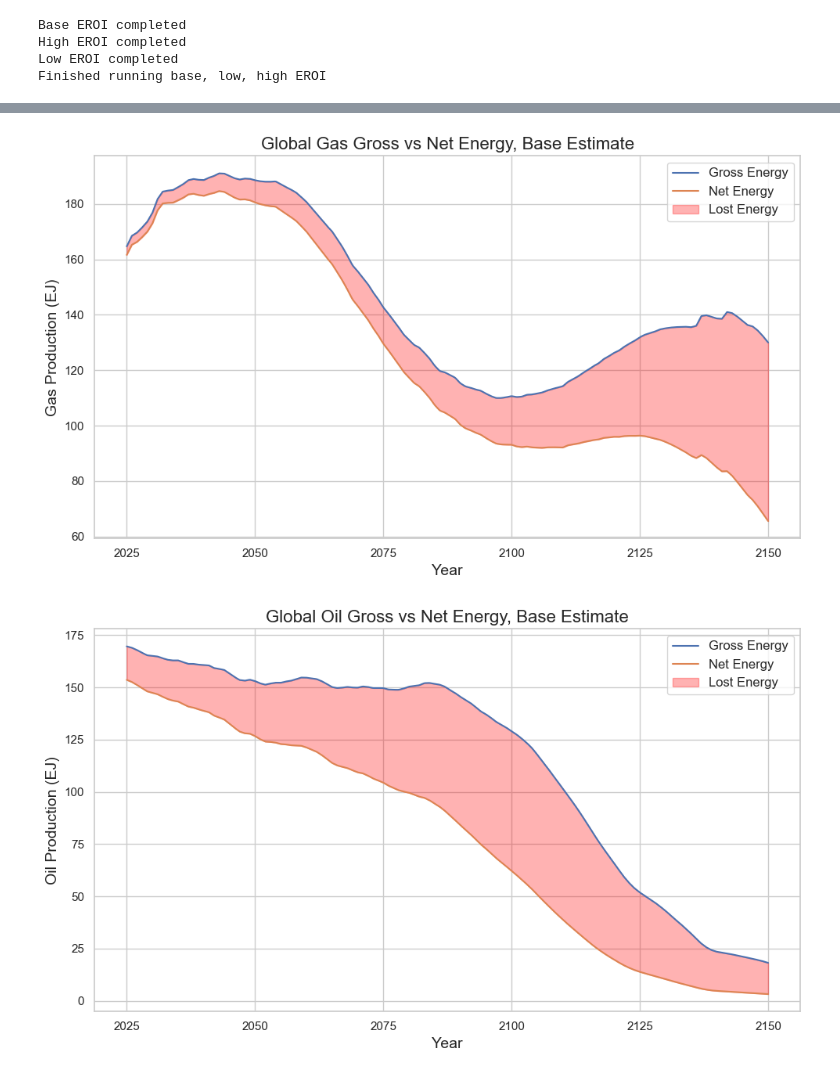
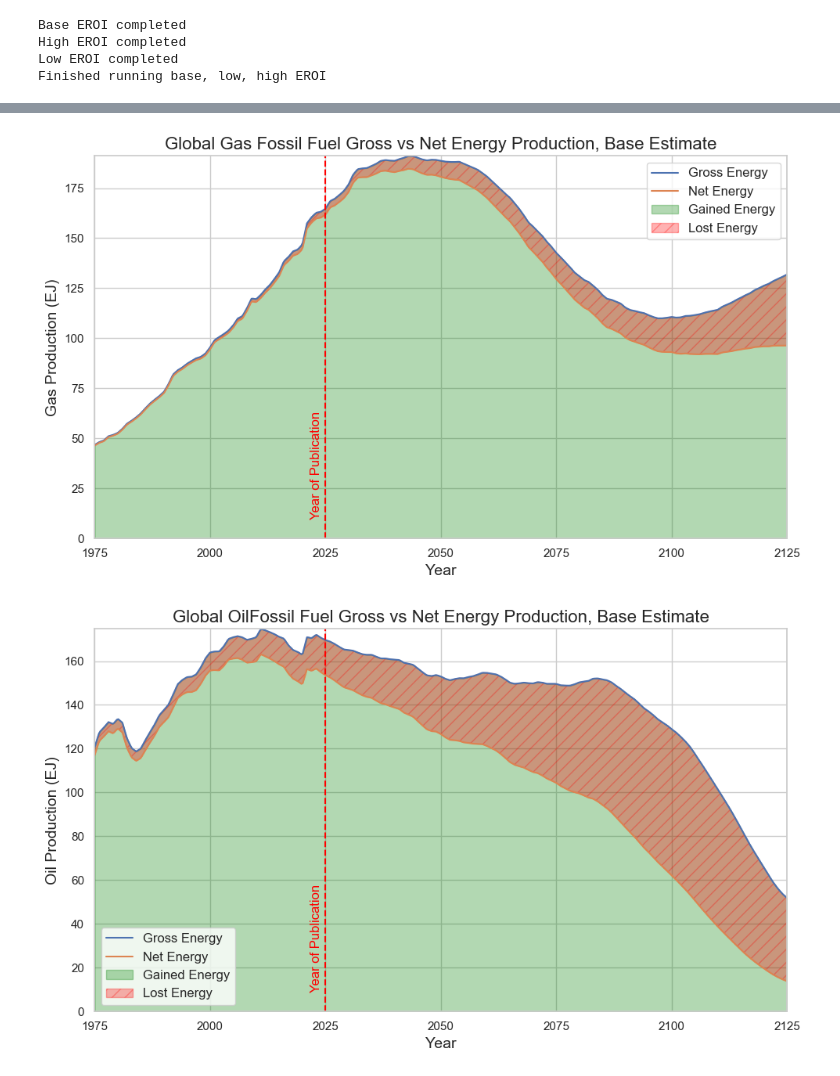
Before and after one commit to kferraga/HelsinkiEROIThesis, a Jupyter notebook: creating_adjusted_dataset.ipynb, the cells around one changed output, grey strips where cells are left out. Saved outputs shown, nothing was run; the diff lists cells and outputs as text; code cells hidden in the pictures.

```diff
--- a/creating_adjusted_dataset.ipynb
+++ b/creating_adjusted_dataset.ipynb
@@ -1,5 +1,8 @@
 # %%
 import warnings
+
+import pandas
+
 warnings.simplefilter(action='ignore', category=FutureWarning)
 import pandas as pd
 import openpyxl
@@ -15,13 +18,13 @@ def gersdemo_prepare_results(results_df):
     results_df.reset_index(drop=True, inplace=True)
     return results_df
 
-def gersdemo_prod_results(results_df, clean=True):
+def gersdemo_prod_results(results_df, clean=True, name_adj = ""):
     # Results setup. Done to create a cleaned dataframe that puts the columns as the attributes and years, and that changes all NA values to 0, since the model outputs no production as NA.
     if clean:
         results_df = gersdemo_prepare_results(results_df)
 
     # An output dataframe which includes the year and production for coal, gas, and oil. Done to allow for easier summation mathematics.
-    output_df = pd.DataFrame(columns=["Year", "Coal Prod", "Gas Prod", "Oil Prod"])
+    output_df = pd.DataFrame(columns=["Year", name_adj + "Coal Prod", name_adj + "Gas Prod", name_adj + "Oil Prod"])
 
     # Finding the first numeric column in the dataset, then getting its location. This is done to ensure that, if a change was made to the dataframe, the code would still start at the first year of production XXXX.
     first_numeric_col = results_df.apply(pd.to_numeric, errors='coerce').notna().any().idxmax()
@@ -38,9 +41,9 @@ def gersdemo_prod_results(results_df, clean=True):
 
         year_prod = pd.DataFrame.from_dict({
             "Year": [int(year)],
-            "Coal Prod": [coal_data.iloc[:, i_adj].sum()],
-            "Gas Prod": [gas_data.iloc[:, i_adj].sum()],
-            "Oil Prod": [oil_data.iloc[:, i_adj].sum()]
+            name_adj + "Coal Prod": [coal_data.iloc[:, i_adj].sum()],
+            name_adj + "Gas Prod": [gas_data.iloc[:, i_adj].sum()],
+            name_adj + "Oil Prod": [oil_data.iloc[:, i_adj].sum()]
         })
         output_df = pd.concat([output_df, year_prod], ignore_index=True)
 
@@ -86,9 +89,9 @@ def gersdemo_summed_results(results_df):
 
 
 # base_d_sum_prod = gersdemo_summed_results(base_d_results)
-base_d_sum_prod_nonsum = gersdemo_prod_results(base_d_results)
-cleaned_base_dataset = gersdemo_prepare_results(base_d_results)
-# display(base_d_sum_prod_nonsum)
+# base_d_sum_prod_nonsum = gersdemo_prod_results(base_d_results)
+# cleaned_base_dataset = gersdemo_prepare_results(base_d_results)
+# # display(base_d_sum_prod_nonsum)
 # %%
 # output_df = pd.DataFrame(columns=["Year", "Coal p", "Gas p", "Oil p"])
 # coal_sum = base_d_sum_prod["Coal Prod"].sum()
@@ -463,7 +1199,7 @@ sns.set(style="whitegrid")
 plt.figure(figsize=(10, 6))
 
 # Interpolation for smoothness
-x_interp = np.linspace(2025, 2150, 500)
+x_interp = np.linspace(1975, 2125, 500)
 y_interp_gross = np.interp(x_interp, base_d_prod['Year'], base_d_prod['Gas Prod'])
 y_interp_net = np.interp(x_interp, base_d_prod_net_en['Year'], base_d_prod_net_en['Gas Prod'])
 
@@ -473,6 +1209,7 @@ y_interp_net = np.interp(x_interp, base_d_prod_net_en['Year'], base_d_prod_net_e
 # Double the ticks on the x-axis
 ax = plt.gca()
 ax.xaxis.set_major_locator(MultipleLocator(25))  # Adjust interval for x-axis ticks
+ax.margins(x=0,y=0)
 
 # Double the ticks on the y-axis
 # ax.yaxis.set_major_locator(LogLocator(base=10.0, subs=[1, 5, 10], numticks=2))
@@ -487,17 +1224,21 @@ y_lower = np.minimum.reduce([y_interp_gross, y_interp_net])
 y_upper = np.maximum.reduce([y_interp_gross, y_interp_net])
 
 # Add a single uncertainty shading region
-plt.fill_between(
-    x_interp, y_lower, y_upper,
-    color='red', alpha=0.3, label="Lost Energy"
-)
+plt.fill_between(x_interp, y_interp_gross, color='green', alpha=0.3, label="Gained Energy")
+plt.fill_between(x_interp, y_interp_net, y_interp_gross, color='red', hatch="//",alpha=0.3, label="Lost Energy")
+
+
+# Add a vertical line for 2025
+y_min, y_max = plt.gca().get_ylim()
+plt.axvline(x=2025, color='red', linestyle='--')  # Add vertical line
+plt.text(2025 - 2, y_min - (y_min - y_max) * 0.05, "Year of Publication", color='red', fontsize=12, rotation=90, va='bottom', ha='center')
 
 # # Add a vertical line for 2024
 # plt.axvline(x=2025, color='red', linestyle='--')  # Add vertical line
 # plt.text(2025 - 2, plt.gca().get_ylim()[0] * 1.5, "Year of Publication", color='red', fontsize=12, rotation=90, va='bottom', ha='center')
 
 # Customize the plot
-plt.title("Global Gas Gross vs Net Energy, Base Estimate", fontsize=16)
+plt.title("Global Gas Fossil Fuel Gross vs Net Energy Production, Base Estimate", fontsize=16)
 plt.xlabel("Year", fontsize=14)
 plt.ylabel("Gas Production (EJ)", fontsize=14)
 plt.legend(fontsize=12)
@@ -507,14 +1248,14 @@ plt.tight_layout()
 plt.savefig('Outputs/GlobalGasProductionGrossVsNet.png')
 plt.show()
 # %% [output]
-[figure, old version]
+[figure, new version]
 # %%
 # Create a smooth line plot using interpolation
 sns.set(style="whitegrid")
 plt.figure(figsize=(10, 6))
 
 # Interpolation for smoothness
-x_interp = np.linspace(2025, 2150, 500)
+x_interp = np.linspace(1975, 2125, 500)
 y_interp_gross = np.interp(x_interp, base_d_prod['Year'], base_d_prod['Oil Prod'])
 y_interp_net = np.interp(x_interp, base_d_prod_net_en['Year'], base_d_prod_net_en['Oil Prod'])
 
@@ -523,39 +1264,40 @@ y_interp_net = np.interp(x_interp, base_d_prod_net_en['Year'], base_d_prod_net_e
 
 # Double the ticks on the x-axis
 ax = plt.gca()
 ax.xaxis.set_major_locator(MultipleLocator(25))  # Adjust interval for x-axis ticks
+ax.margins(x=0,y=0)
 
 # Double the ticks on the y-axis
 # ax.yaxis.set_major_locator(LogLocator(base=10.0, subs=[1, 5, 10], numticks=2))
 
 
 # Plot the smooth line
 sns.lineplot(x=x_interp, y=y_interp_gross, label="Gross Energy")
 sns.lineplot(x=x_interp, y=y_interp_net, label="Net Energy")
 
 # Calculate the upper and lower bounds for the uncertainty region
 y_lower = np.minimum.reduce([y_interp_gross, y_interp_net])
 y_upper = np.maximum.reduce([y_interp_gross, y_interp_net])
 
 # Add a single uncertainty shading region
-plt.fill_between(
-    x_interp, y_lower, y_upper,
-    color='red', alpha=0.3, label="Lost Energy"
-)
+plt.fill_between(x_interp, y_interp_gross, color='green', alpha=0.3, label="Gained Energy")
+plt.fill_between(x_interp, y_interp_net, y_interp_gross, color='red', hatch="//",alpha=0.3, label="Lost Energy")
 
-# # Add a vertical line for 2024
-# plt.axvline(x=2025, color='red', linestyle='--')  # Add vertical line
-# plt.text(2025 - 2, plt.gca().get_ylim()[0] * 1.5, "Year of Publication", color='red', fontsize=12, rotation=90, va='bottom', ha='center')
+# Add a vertical line for 2025
+y_min, y_max = plt.gca().get_ylim()
+plt.axvline(x=2025, color='red', linestyle='--')  # Add vertical line
+plt.text(2025 - 2, y_min - (y_min - y_max) * 0.05, "Year of Publication", color='red', fontsize=12, rotation=90, va='bottom', ha='center')
+
 
 # Customize the plot
-plt.title("Global Oil Gross vs Net Energy, Base Estimate", fontsize=16)
+plt.title("Global Oil Fossil Fuel Gross vs Net Energy Production, Base Estimate", fontsize=16)
 plt.xlabel("Year", fontsize=14)
 plt.ylabel("Oil Production (EJ)", fontsize=14)
 plt.legend(fontsize=12)
 plt.tight_layout()
 
 # Display the plot
 plt.savefig('Outputs/GlobalOilProductionGrossVsNet.png')
 plt.show()
 # %% [output]
-[figure, old version]
+[figure, new version]
```
Also changed, not shown: parts of 25 cells of this notebook, 33 other files.
